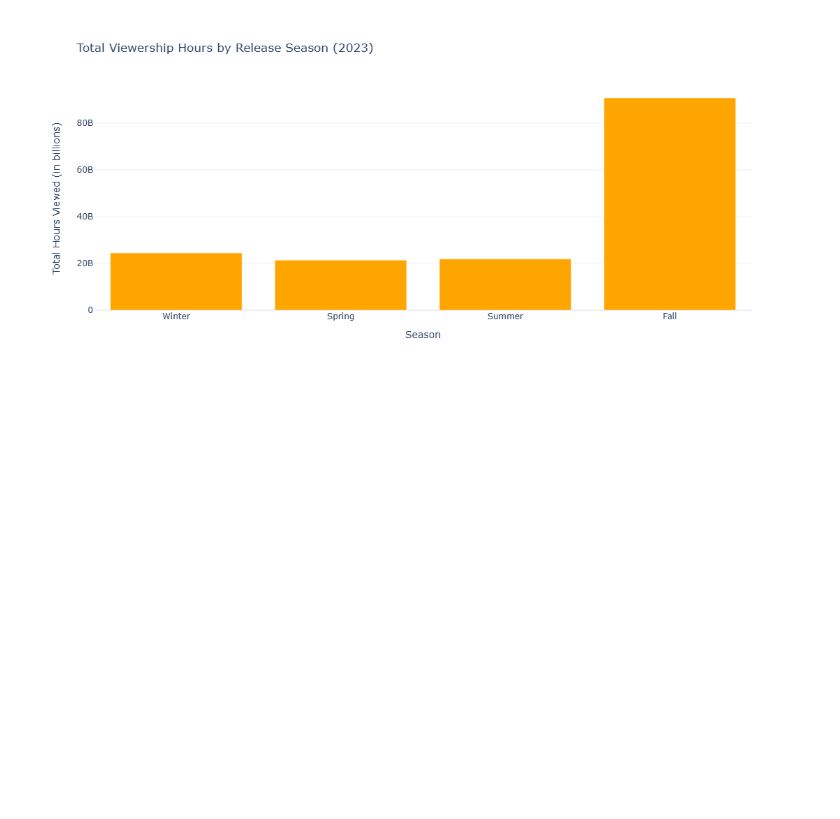
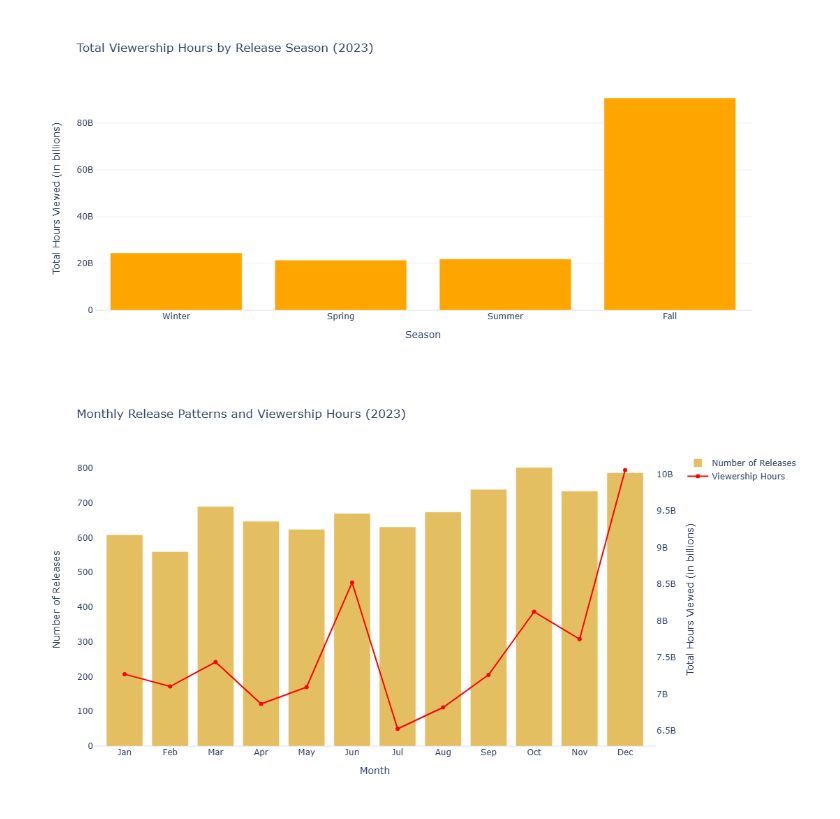
Before and after one commit to Unnathi-Ub/Netflix-Content-Strategy-Analysis-with-Python, a Jupyter notebook: Netflix-Content-Strategy-Analysis-with-Python.ipynb, the cells around one changed output. Cells and saved outputs as stored; diff of their text form; code cells hidden in the pictures; blank space fills up the shorter version.

Commit message:
Monthly Release Patterns and Viewership Hours (2023)

```diff
--- a/Netflix-Content-Strategy-Analysis-with-Python.ipynb
+++ b/Netflix-Content-Strategy-Analysis-with-Python.ipynb
@@ -399,0 +404,63 @@ fig.show()
+# %%
+# Now, let’s analyze the number of content releases and their viewership hours across months:
+monthly_releases = df['Release Month'].value_counts().sort_index()
+
+monthly_viewership = df.groupby('Release Month')['Hours Viewed'].sum()
+
+fig = go.Figure()
+
+fig.add_trace(
+    go.Bar(
+        x=monthly_releases.index,
+        y=monthly_releases.values,
+        name='Number of Releases',
+        marker_color='goldenrod',
+        opacity=0.7,
+        yaxis='y1'
+    )
+)
+
+fig.add_trace(
+    go.Scatter(
+        x=monthly_viewership.index,
+        y=monthly_viewership.values,
+        name='Viewership Hours',
+        mode='lines+markers',
+        marker=dict(color='red'),
+        line=dict(color='red'),
+        yaxis='y2'
+    )
+)
+fig.update_layout(
+    title='Monthly Release Patterns and Viewership Hours (2023)',
+    xaxis=dict(
+        title='Month',
+        tickmode='array',
+        tickvals=list(range(1, 13)),
+        ticktext=['Jan', 'Feb', 'Mar', 'Apr', 'May', 'Jun', 'Jul', 'Aug', 'Sep', 'Oct', 'Nov', 'Dec']
+    ),
+    yaxis=dict(
+        title='Number of Releases',
+        showgrid=False,
+        side='left'
+    ),
+    yaxis2=dict(
+        title='Total Hours Viewed (in billions)',
+        overlaying='y',
+        side='right',
+        showgrid=False
+    ),
+    legend=dict(
+        x=1.05,
+        y=1,
+        orientation='v',
+        xanchor='left'
+    ),
+    height=600,
+    width=1000
+)
+
+
+fig.show()
+# %% [output]
+[figure, added]
```
Also changed, not shown: parts of 2 cells of this notebook.
